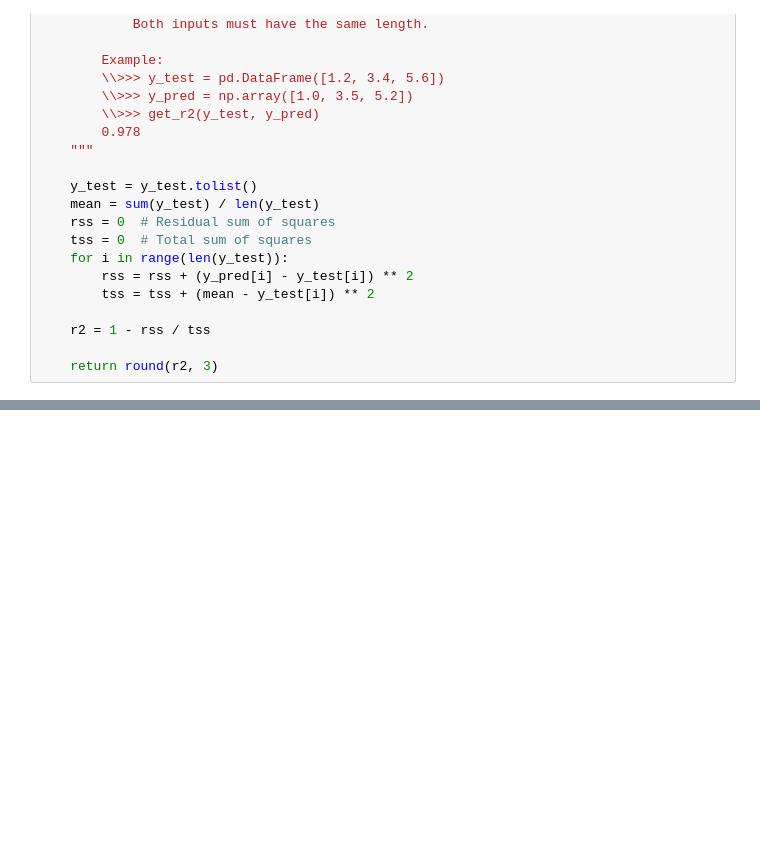
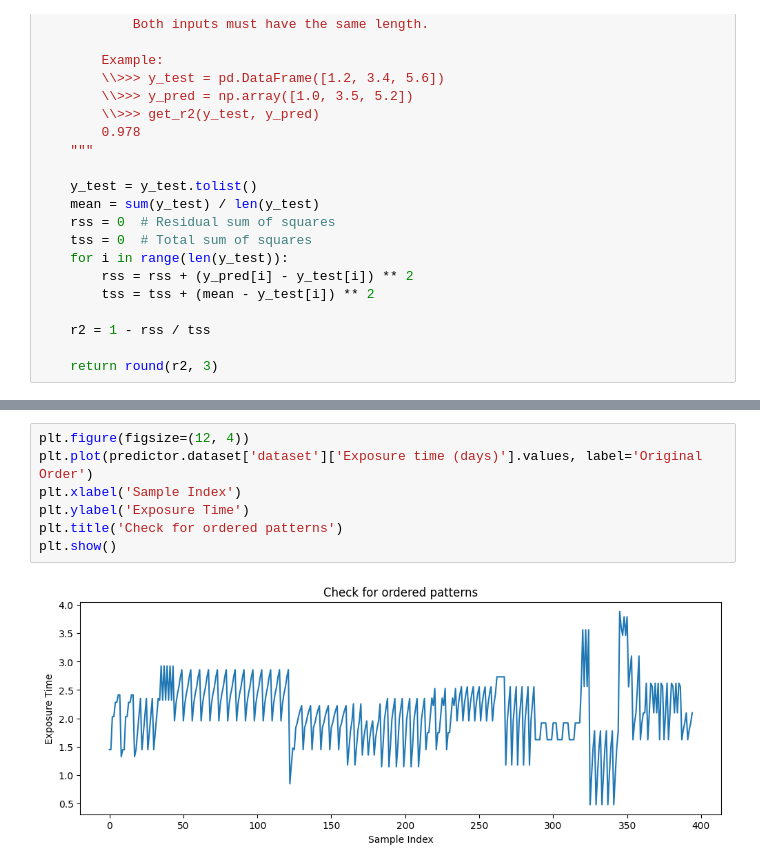
Before and after one commit to jpdspz/frp-aging-xgboost, a Jupyter notebook: frp-aging-xgboost.ipynb, the cells around one changed output, grey strips where cells are left out. Drawn from its saved outputs; the diff is of its cells as text; blank space fills up the shorter version.

```diff
--- a/frp-aging-xgboost.ipynb
+++ b/frp-aging-xgboost.ipynb
@@ -818,3 +831,12 @@ Unbiased R²: -0.184 ± 0.259
+# %%
+plt.figure(figsize=(12, 4))
+plt.plot(predictor.dataset['dataset']['Exposure time (days)'].values, label='Original Order')
+plt.xlabel('Sample Index')
+plt.ylabel('Exposure Time')
+plt.title('Check for ordered patterns')
+plt.show()
+# %% [output]
+[figure, added]
 # %%
 # Fim do processamento
 now = datetime.now()
```
Also changed, not shown: parts of 14 cells of this notebook.
